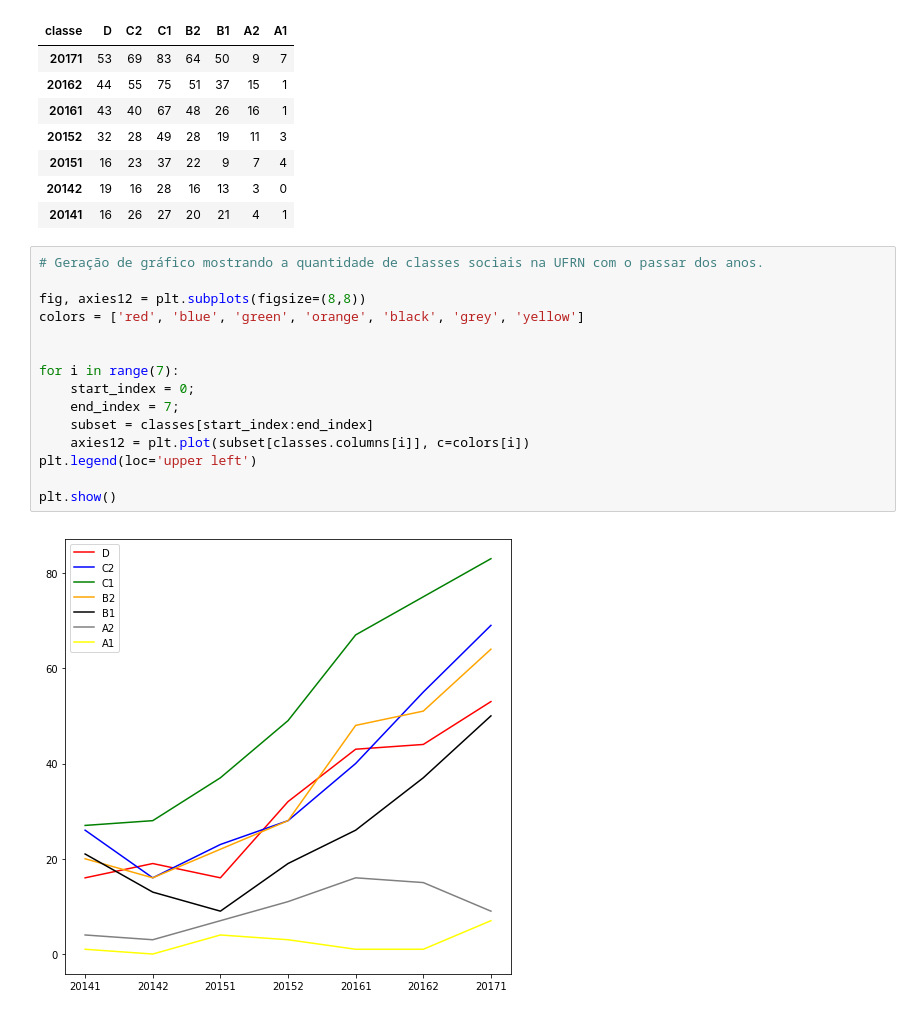
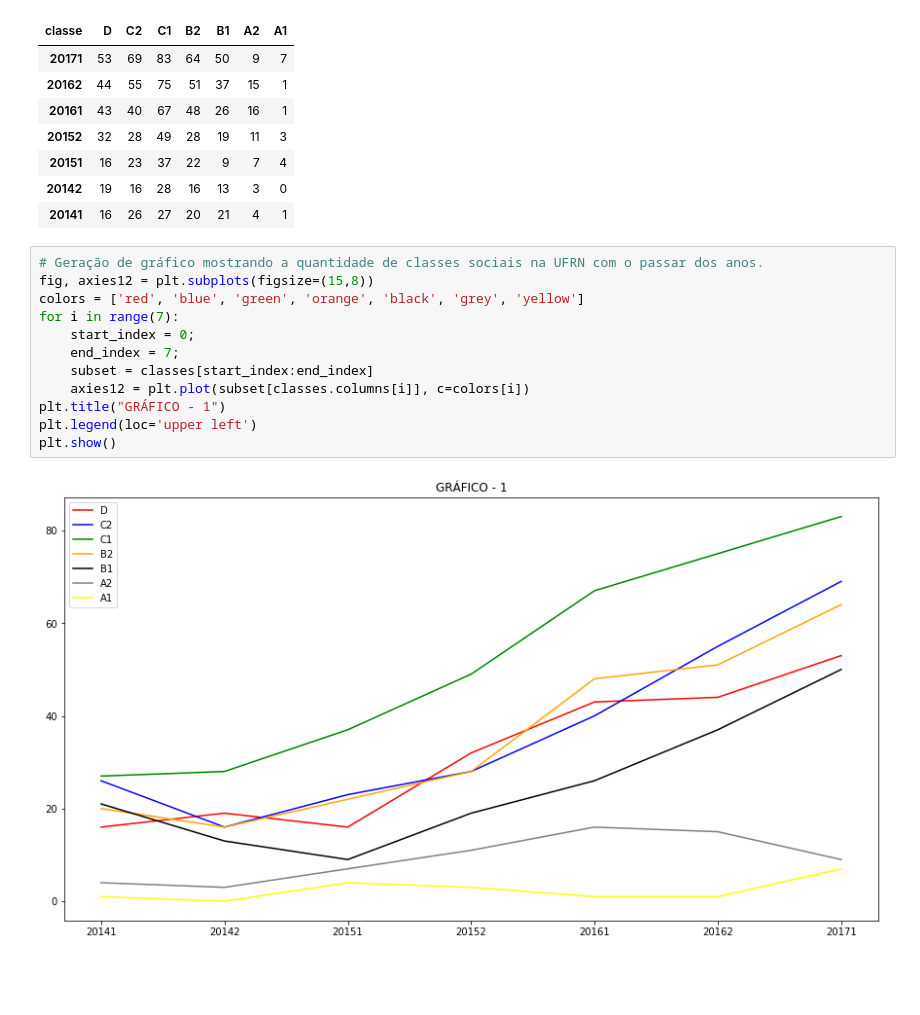
Before and after one commit to lucasgmpaiva/Analise_Dados_UFRN, a Jupyter notebook: UFRN Data Analysis.ipynb, the cells around one changed output. Drawn from its saved outputs; the diff is of its cells as text; blank space fills up the shorter version.

```diff
--- a/UFRN Data Analysis.ipynb
+++ b/UFRN Data Analysis.ipynb
@@ -761,18 +697,15 @@ classes
 | 20141 | 16 | 26 | 27 | 20 | 21 | 4 | 1 |
 # %%
 # Geração de gráfico mostrando a quantidade de classes sociais na UFRN com o passar dos anos.
-
-fig, axies12 = plt.subplots(figsize=(8,8))
+fig, axies12 = plt.subplots(figsize=(15,8))
 colors = ['red', 'blue', 'green', 'orange', 'black', 'grey', 'yellow']
-
-
 for i in range(7):
     start_index = 0;
     end_index = 7;
     subset = classes[start_index:end_index]
     axies12 = plt.plot(subset[classes.columns[i]], c=colors[i])
+plt.title("GRÁFICO - 1")
 plt.legend(loc='upper left')
-
 plt.show()
 # %% [output]
-[figure, old version]
+[figure, new version]
```
Also changed, not shown: parts of 78 cells of this notebook, 1 other file.
